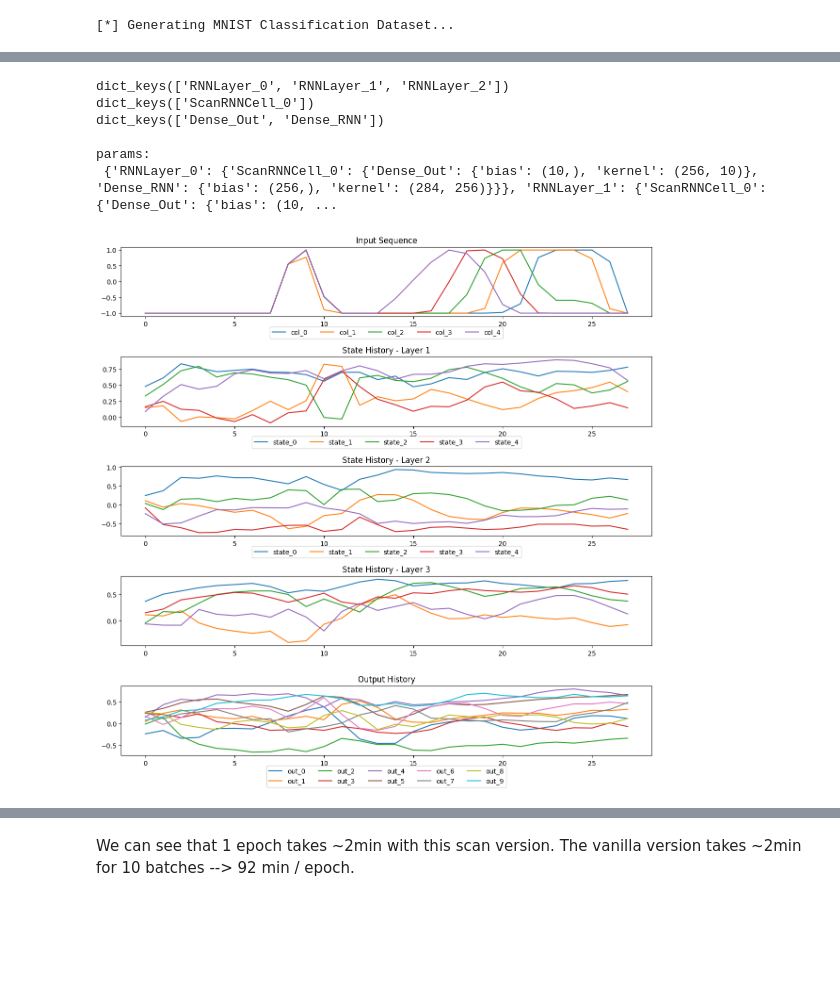
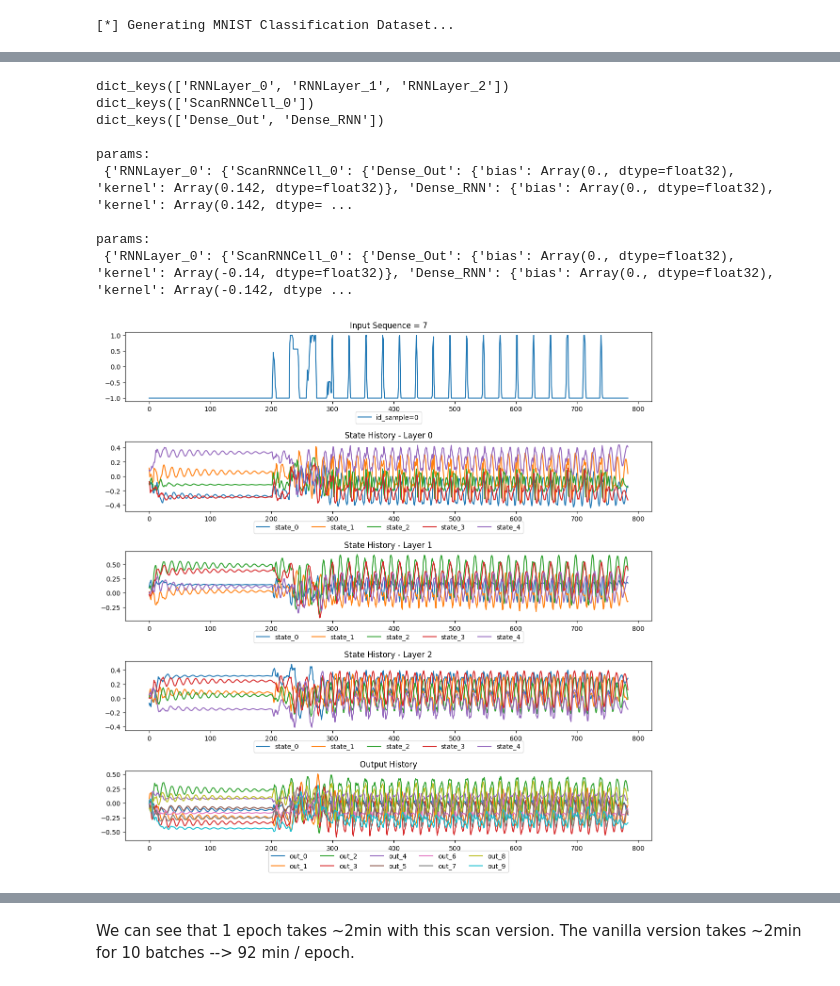
Before and after one commit to TristanTorchet/LearningJAX, a Jupyter notebook: Flax/flax1f_scanMLSRN.ipynb, the cells around one changed output, grey strips where cells are left out. Saved outputs shown, nothing was run; the diff lists cells and outputs as text; code cells hidden in the pictures; blank space fills up the shorter version.

```diff
--- a/Flax/flax1f_scanMLSRN.ipynb
+++ b/Flax/flax1f_scanMLSRN.ipynb
@@ -217,7 +175,8 @@ print(params['params'].keys())
 print(params['params']['RNNLayer_0'].keys())
 print(params['params']['RNNLayer_0']['ScanRNNCell_0'].keys())
 
-print('\nparams: \n', jax.tree_util.tree_map(jnp.shape, params['params']))
+print('\nparams: \n', jax.tree_util.tree_map(jnp.max, params['params']))
+print('\nparams: \n', jax.tree_util.tree_map(jnp.min, params['params']))
 
 # assert params['params']['RNNLayer_0']['ScanRNNCell_0']['Dense_Out']['kernel'].shape == (256, 10)
 # assert params['params']['RNNLayer_0']['ScanRNNCell_0']['Dense_Out']['bias'].shape == (10,)
@@ -229,34 +188,14 @@ dict_keys(['ScanRNNCell_0'])
 dict_keys(['Dense_Out', 'Dense_RNN'])
 
 params:
- {'RNNLayer_0': {'ScanRNNCell_0': {'Dense_Out': {'bias': (10,), 'kernel': (256, 10)}, 'Dense_RNN': {'bias': (256,), 'kernel': (284, 256)}}}, 'RNNLayer_1': {'ScanRNNCell_0': {'Dense_Out': {'bias': (10, ...
+ {'RNNLayer_0': {'ScanRNNCell_0': {'Dense_Out': {'bias': Array(0., dtype=float32), 'kernel': Array(0.142, dtype=float32)}, 'Dense_RNN': {'bias': Array(0., dtype=float32), 'kernel': Array(0.142, dtype= ...
+
+params:
+ {'RNNLayer_0': {'ScanRNNCell_0': {'Dense_Out': {'bias': Array(0., dtype=float32), 'kernel': Array(-0.14, dtype=float32)}, 'Dense_RNN': {'bias': Array(0., dtype=float32), 'kernel': Array(-0.142, dtype ...
-# %%
-
-t = jnp.arange(784) if dataset_version == "sequential" else jnp.arange(28)
-
-nb_inputs_to_plot = 5
-nb_components_to_plot = 5
-fig, axs = plt.subplots(5, 1, figsize=(1200*px, 1200*px))
-labels_input = [f'pixel_{i}' for i in range(784)] if dataset_version == "sequential" else [f'col_{i}' for i in range(nb_inputs_to_plot)]
-axs[0].plot(t, batch_x[0, :, 14-nb_inputs_to_plot//2:14+(nb_inputs_to_plot+1)//2], label=labels_input)
-axs[0].set_title('Input Sequence')
-axs[0].legend(ncol=14, loc='upper center', bbox_to_anchor=(0.5, -0.1))
-axs[1].plot(t, all_state_hist[0][0, :, :nb_components_to_plot], label=[f'state_{i}' for i in range(nb_components_to_plot)])
-axs[1].set_title('State History - Layer 1')
-legend_ncol = 5 if nb_components_to_plot > 5 else nb_components_to_plot
-axs[1].legend(ncol=legend_ncol, loc='upper center', bbox_to_anchor=(0.5, -0.1))
-axs[2].plot(t, all_state_hist[1][0, :, :nb_components_to_plot], label=[f'state_{i}' for i in range(nb_components_to_plot)])
-axs[2].set_title('State History - Layer 2')
-axs[2].legend(ncol=legend_ncol, loc='upper center', bbox_to_anchor=(0.5, -0.1))
-axs[3].plot(t, all_state_hist[2][0, :, :nb_components_to_plot], label=[f'state_{i}' for i in range(nb_components_to_plot)])
-axs[3].set_title('State History - Layer 3')
-axs[-1].plot(t, out_hist[0, :, :], label=[f'out_{i}' for i in range(10)])
-axs[-1].set_title('Output History')
-axs[-1].legend(ncol=5, loc='upper center', bbox_to_anchor=(0.5, -0.1))
-plt.tight_layout()
-plt.show()
-# %% [output]
-[figure, removed]
+# %%
+plot_dynamics(srn, params, batch_x, batch_y, DATASET_VERSION, id_sample=0, nb_components_to_plot=5, nb_inputs_to_plot=1)
+# %% [output]
+[figure, added]
 # %%
 key = jax.random.PRNGKey(0)
 key, subkey = jax.random.split(key)
```
Also changed, not shown: parts of 17 cells of this notebook, 2 other files.
